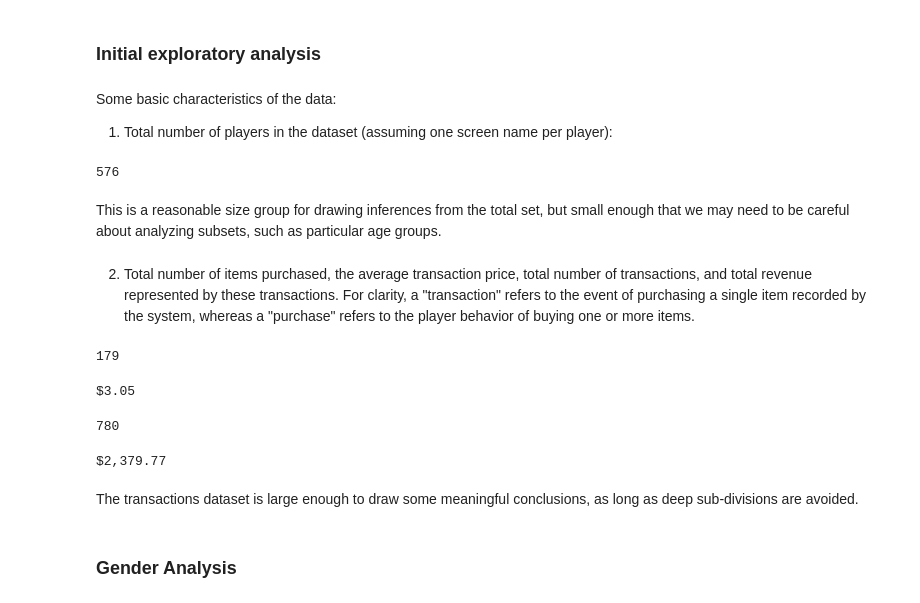
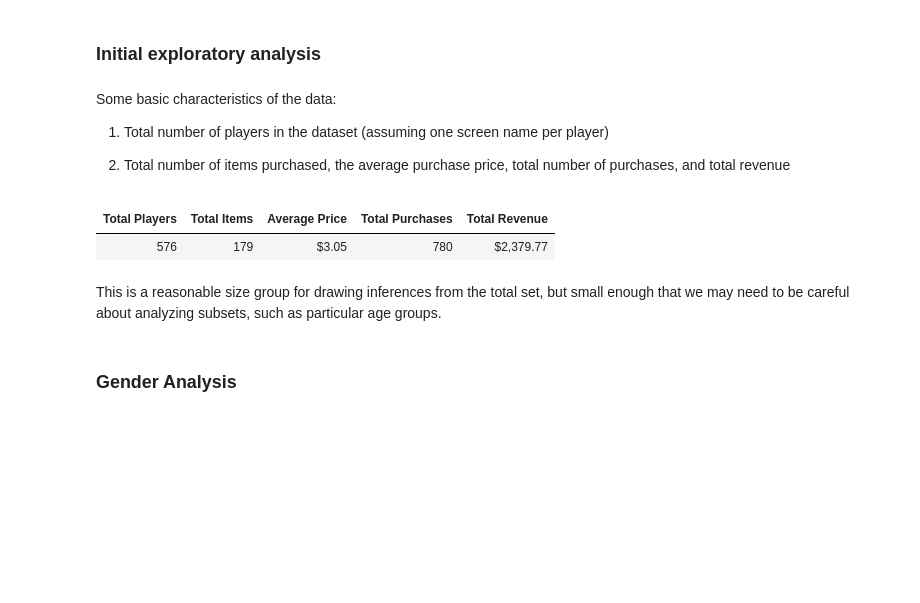
Before and after one commit to andrewguenthner/UCBX, a Jupyter notebook: Assignment 4 - Due 20 Mar/pymoli_analysis.ipynb, the cells around one changed output. Drawn from its saved outputs; the diff is of its cells as text; code cells hidden in the pictures; blank space fills up the shorter version.

```diff
--- a/Assignment 4 - Due 20 Mar/pymoli_analysis.ipynb
+++ b/Assignment 4 - Due 20 Mar/pymoli_analysis.ipynb
@@ -57,39 +65,26 @@ dtype: object
 # %% [markdown]
 Some basic characteristics of the data:
 
-1) Total number of players in the dataset (assuming one screen name per player):
+1) Total number of players in the dataset (assuming one screen name per player)
+
+2) Total number of items purchased, the average purchase price, total number of purchases, and total revenue
-# %%
-# Compute total number of unique screen names
-purchase_df.SN.nunique()
-# %% [output]
-576
+# %%
+# Compute total number of unique screen names, total items, average price, number of transactions, and total revenue
+total_players = purchase_df.SN.nunique()
+total_items = purchase_df['Item Name'].nunique()
+average_price = f'${purchase_df.Price.mean():.2f}'
+total_purchases = purchase_df['Purchase ID'].count()
+total_revenue = f'${purchase_df.Price.sum():,.2f}'
+# Generate a DataFrame to provide this information in a nicely formatted table
+summary_df = pd.DataFrame({'Total Players':total_players,'Total Items':total_items,'Average Price':average_price,
+                           'Total Purchases':total_purchases,'Total Revenue':total_revenue},index = [0])
+summary_df.style.hide_index()
+# %% [output]
+| Total Players | Total Items | Average Price | Total Purchases | Total Revenue |
+| 576 | 179 | $3.05 | 780 | $2,379.77 |
 # %% [markdown]
 This is a reasonable size group for drawing inferences from the total set, but small enough that
 we may need to be careful about analyzing subsets, such as particular age groups.
-# %% [markdown]
-2) Total number of items purchased, the average transaction price, total number of transactions, and total revenue represented by these transactions.  For clarity, a "transaction" refers to the event of purchasing a single item recorded by the system, whereas a "purchase" refers to the player behavior of buying one or more items.
-# %%
-# Compute total number of unique item codes
-purchase_df['Item Name'].nunique()
-# %% [output]
-179
-# %%
-# Compute average purchase price
-print('${:.2f}'.format(purchase_df.Price.mean()))
-# %% [output]
-$3.05
-# %%
-#Total number of transactions
-purchase_df['Purchase ID'].count()
-# %% [output]
-780
-# %%
-#Total revenue generated
-print(f'${purchase_df.Price.sum():,.2f}')
-# %% [output]
-$2,379.77
-# %% [markdown]
-The transactions dataset is large enough to draw some meaningful conclusions, as long as deep sub-divisions are avoided.
 # %% [markdown]
 ### Gender Analysis
 # %% [markdown]
```
Also changed, not shown: parts of 4 cells of this notebook, 1 other file.
